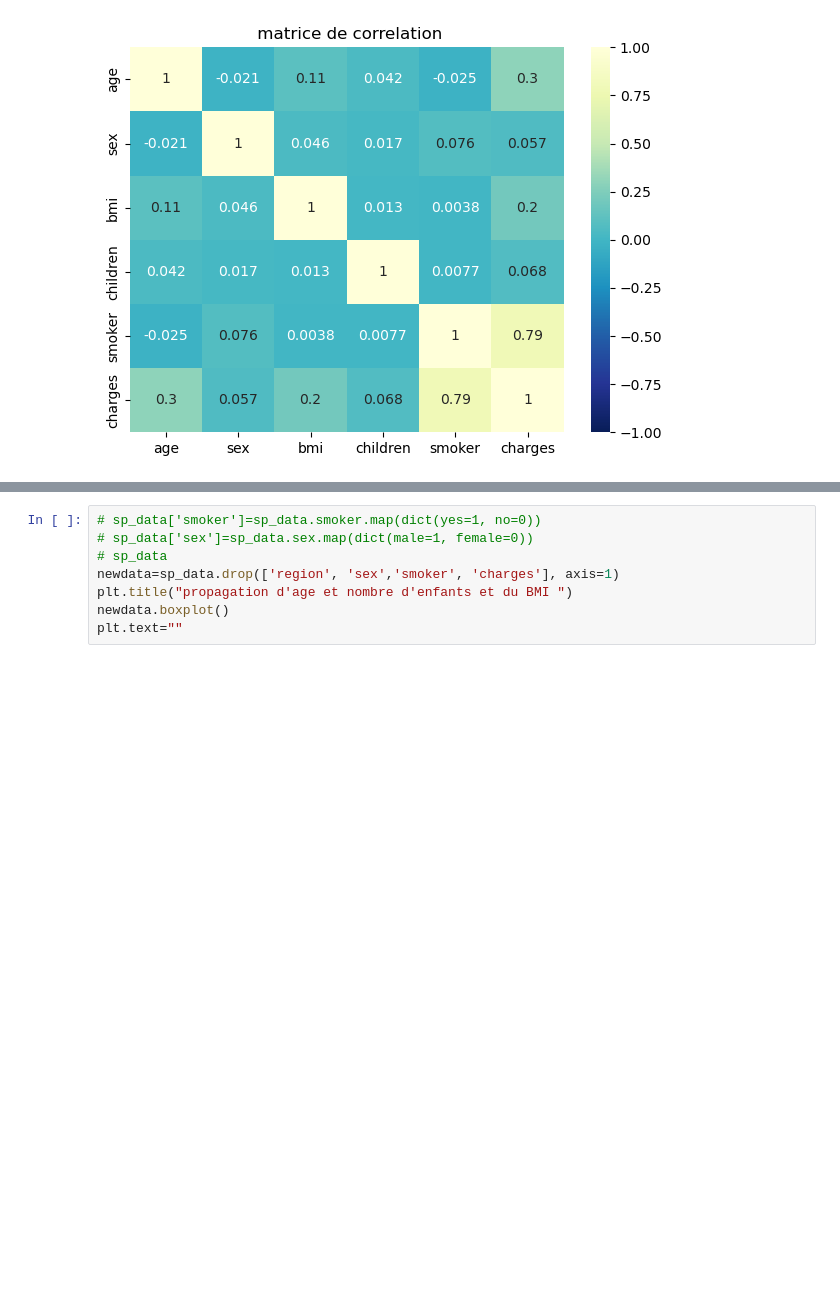
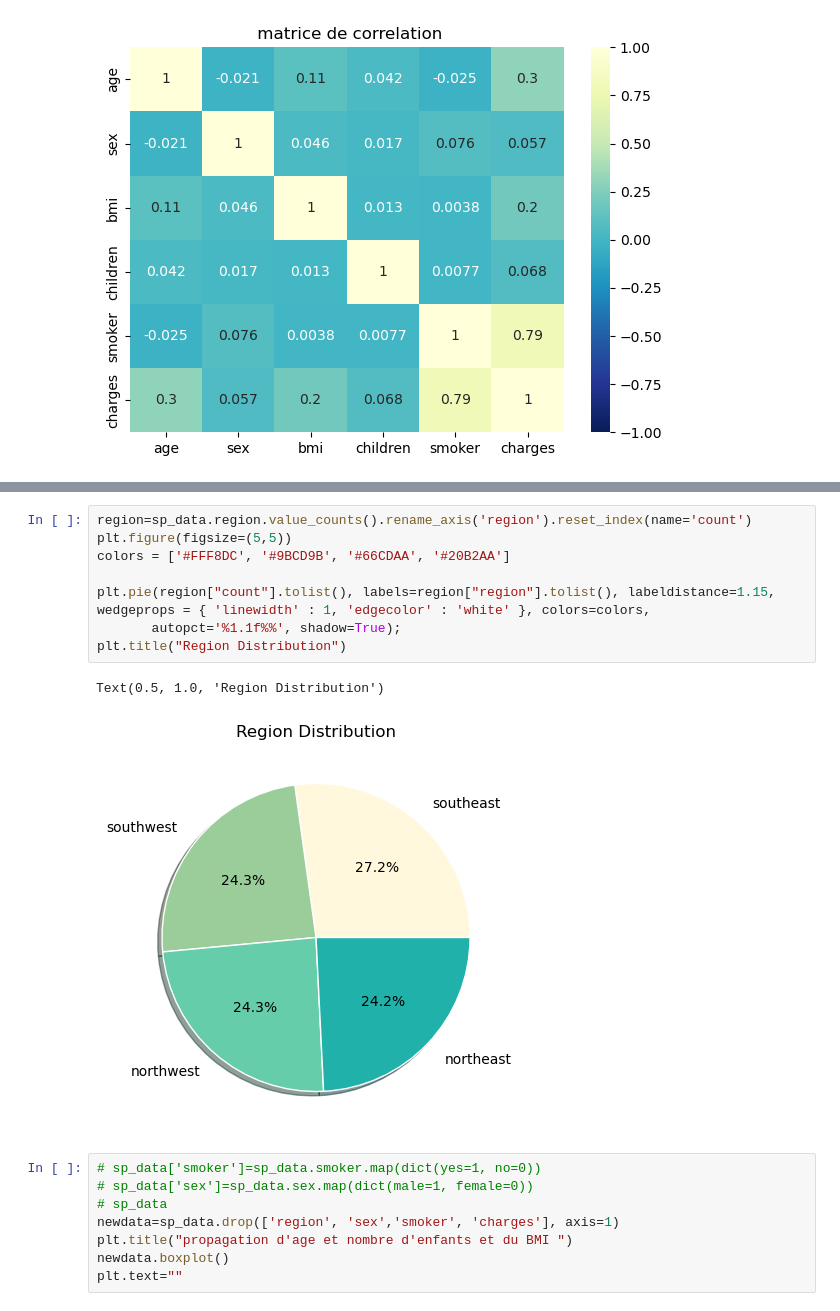
Before and after one commit to tariksghiouri/ml-math-project, a Jupyter notebook: main.ipynb, the cells around one changed output, grey strips where cells are left out. Drawn from its saved outputs; the diff is of its cells as text; blank space fills up the shorter version.

```diff
--- a/main.ipynb
+++ b/main.ipynb
@@ -68,3 +79,14 @@ Text(0.5, 1.0, ' matrice de correlation')
+# %%
+region=sp_data.region.value_counts().rename_axis('region').reset_index(name='count')
+plt.figure(figsize=(5,5))
+colors = ['#FFF8DC', '#9BCD9B', '#66CDAA', '#20B2AA']
+
+plt.pie(region["count"].tolist(), labels=region["region"].tolist(), labeldistance=1.15, wedgeprops = { 'linewidth' : 1, 'edgecolor' : 'white' }, colors=colors,
+       autopct='%1.1f%%', shadow=True);
+plt.title("Region Distribution")
+# %% [output]
+Text(0.5, 1.0, 'Region Distribution')
+[figure, added]
 # %%
 # sp_data['smoker']=sp_data.smoker.map(dict(yes=1, no=0))
 # sp_data['sex']=sp_data.sex.map(dict(male=1, female=0))
```
Also changed, not shown: parts of 5 cells of this notebook.
